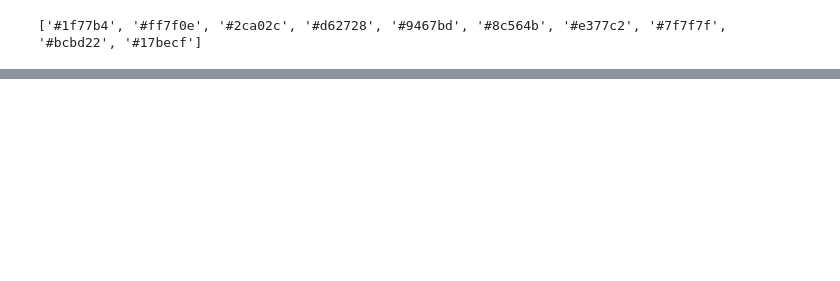
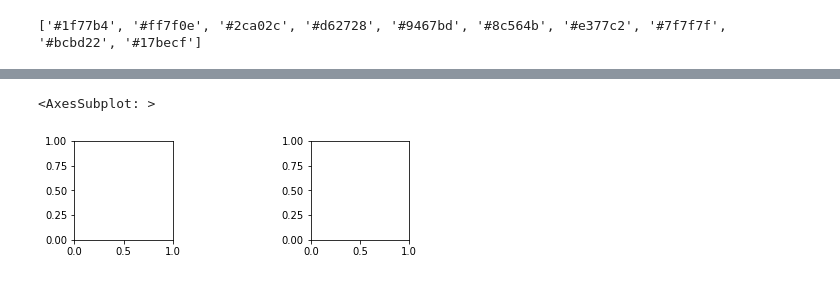
Before and after one commit to behavioral-data/Homekit2020, a Jupyter notebook: notebooks/bootstrapping/results.ipynb, the cells around one changed output, grey strips where cells are left out. Drawn from its saved outputs; the diff is of its cells as text; code cells hidden in the pictures; blank space fills up the shorter version.

```diff
--- a/notebooks/bootstrapping/results.ipynb
+++ b/notebooks/bootstrapping/results.ipynb
@@ -188,0 +355,6 @@ wandb:   1 of 1 files downloaded.
+# %%
+plt.subplot(2, 3, 1)
+plt.subplot(2, 3, 3)
+# %% [output]
+<AxesSubplot: >
+[figure, added]
```
Also changed, not shown: parts of 10 cells of this notebook, 7 other files.
